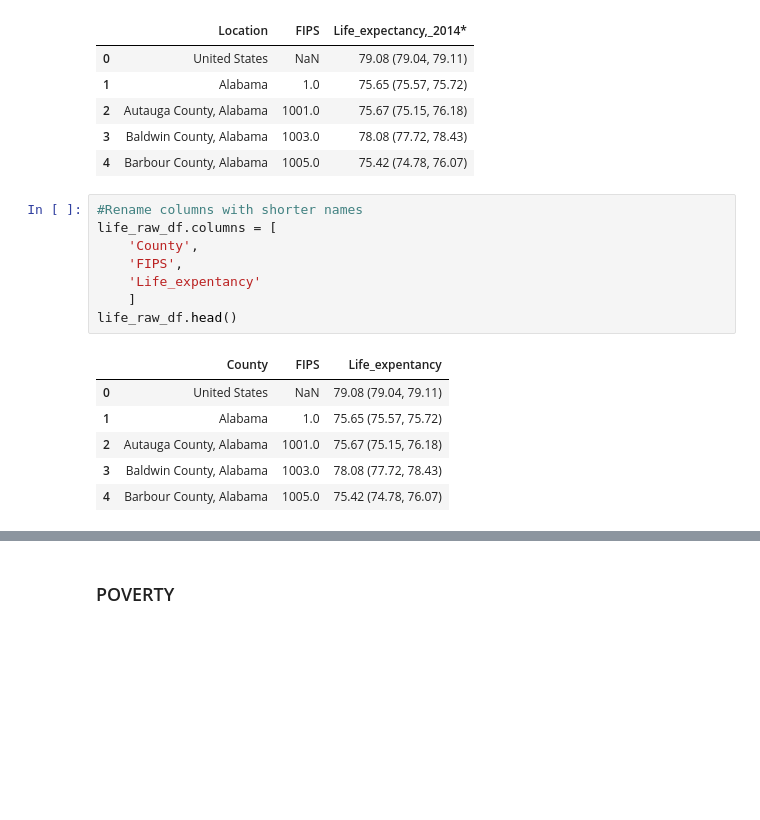
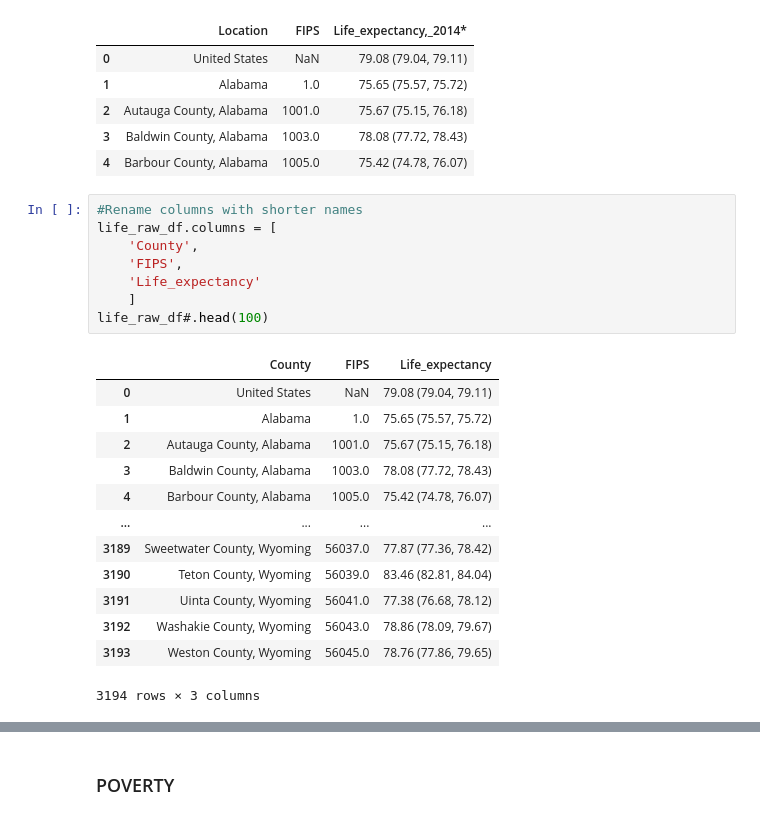
Before and after one commit to MeganBlazevic/Project2_Team8, a Jupyter notebook: Data_ETL.ipynb, the cells around one changed output, grey strips where cells are left out. Cells and saved outputs as stored; diff of their text form; blank space fills up the shorter version.

```diff
--- a/Data_ETL.ipynb
+++ b/Data_ETL.ipynb
@@ -157,15 +258,22 @@ life_raw_df.head()
 # %%
 #Rename columns with shorter names
 life_raw_df.columns = [
     'County',
     'FIPS',
-    'Life_expentancy'
+    'Life_expectancy'
     ]
-life_raw_df.head()
+life_raw_df#.head(100)
 # %% [output]
-|  | County | FIPS | Life_expentancy |
+|  | County | FIPS | Life_expectancy |
 | 0 | United States | NaN | 79.08 (79.04, 79.11) |
 | 1 | Alabama | 1.0 | 75.65 (75.57, 75.72) |
 | 2 | Autauga County, Alabama | 1001.0 | 75.67 (75.15, 76.18) |
 | 3 | Baldwin County, Alabama | 1003.0 | 78.08 (77.72, 78.43) |
 | 4 | Barbour County, Alabama | 1005.0 | 75.42 (74.78, 76.07) |
+| ... | ... | ... | ... |
+| 3189 | Sweetwater County, Wyoming | 56037.0 | 77.87 (77.36, 78.42) |
+| 3190 | Teton County, Wyoming | 56039.0 | 83.46 (82.81, 84.04) |
+| 3191 | Uinta County, Wyoming | 56041.0 | 77.38 (76.68, 78.12) |
+| 3192 | Washakie County, Wyoming | 56043.0 | 78.86 (78.09, 79.67) |
+| 3193 | Weston County, Wyoming | 56045.0 | 78.76 (77.86, 79.65) |
+3194 rows × 3 columns
```
Also changed, not shown: parts of 20 cells of this notebook, 2 other files.
